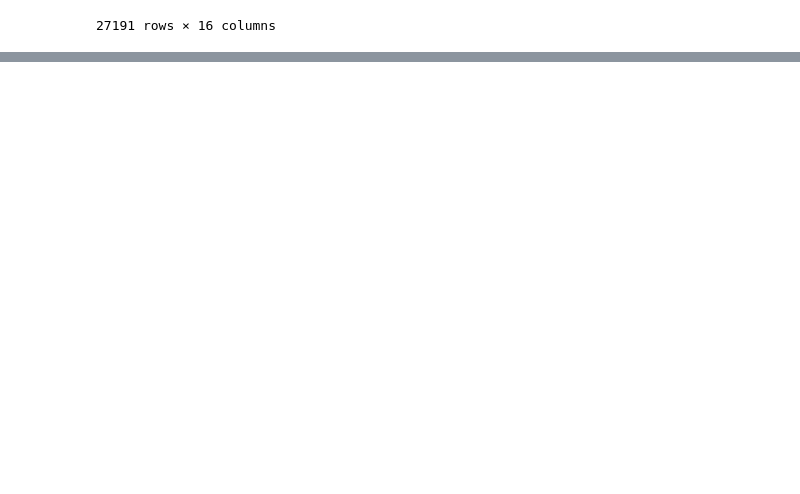
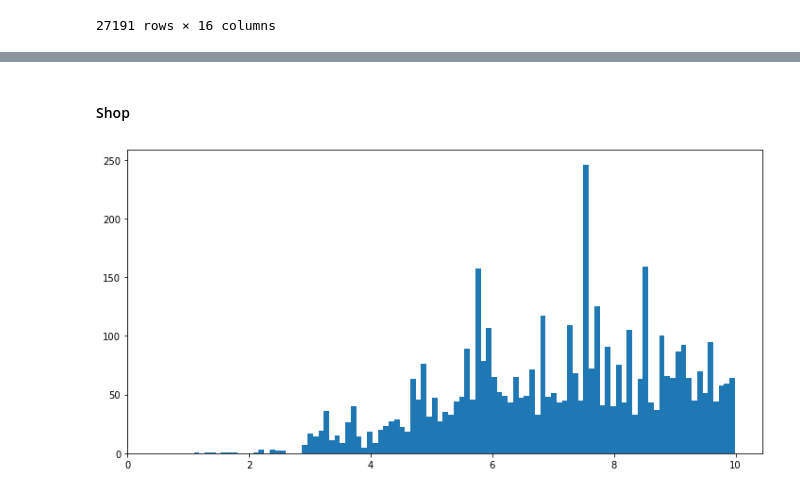
Before and after one commit to dclfbk/escooter_trento, a Jupyter notebook: code/trips_purposes.ipynb, the cells around one changed output, grey strips where cells are left out. Cells and saved outputs as stored; diff of their text form; code cells hidden in the pictures; blank space fills up the shorter version.

```diff
--- a/code/trips_purposes.ipynb
+++ b/code/trips_purposes.ipynb
@@ -693,0 +831,13 @@ df
+# %% [markdown]
+#### Shop
+# %%
+shop = df[df.poi_end_primary_tag == 'shop'].reset_index(drop=True)
+# %%
+fig, ax = plt.subplots(1, 1, figsize =(10, 5), tight_layout = True)
+
+ax.hist(shop.distance_from_end_poi, bins = 100)
+ax.set_ylim(ymin=0)
+ax.set_xlim(xmin=0)
+plt.show()
+# %% [output]
+[figure, added]
```
Also changed, not shown: parts of 52 cells of this notebook.
